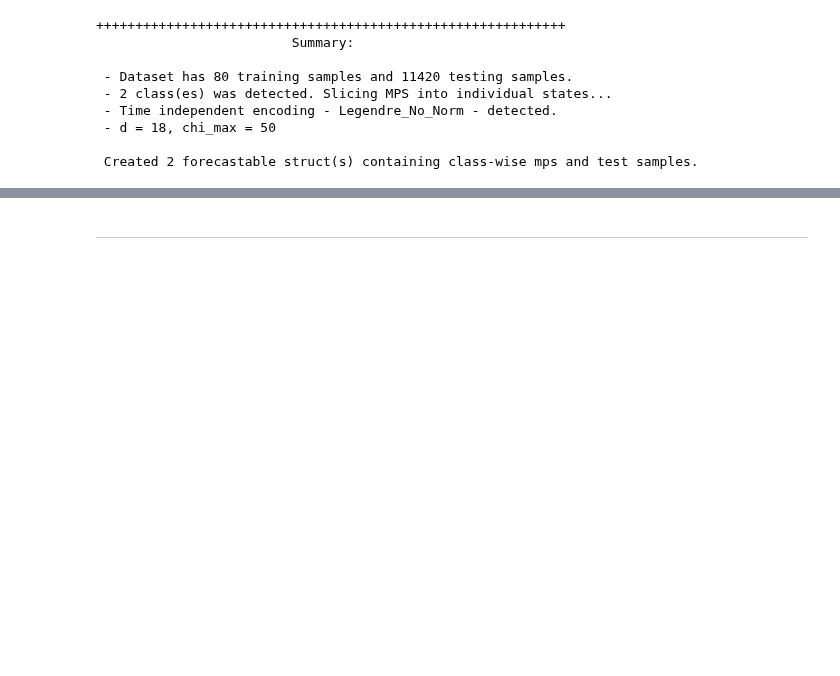
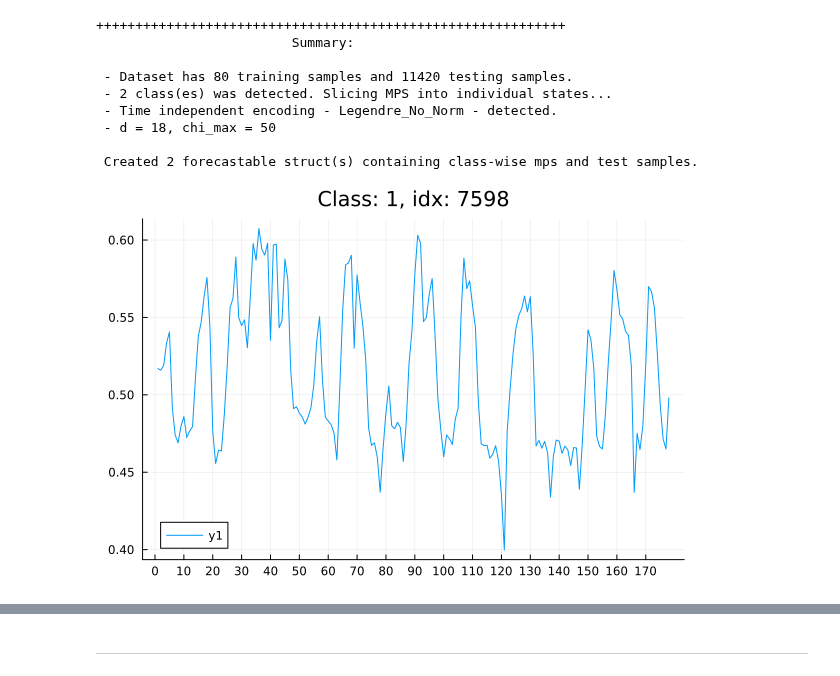
Before and after one commit to jmoo2880/QuantumInspiredML, a Jupyter notebook: Data/epilepsy/epilepsy_interp.ipynb, the cells around one changed output, grey strips where cells are left out. Saved outputs shown, nothing was run; the diff lists cells and outputs as text; code cells hidden in the pictures; blank space fills up the shorter version.

```diff
--- a/Data/epilepsy/epilepsy_interp.ipynb
+++ b/Data/epilepsy/epilepsy_interp.ipynb
@@ -41,5 +41,12 @@ xvals=collect(range(mode_range...; step=1E-4))
 mode_index=Index(opts_ns.d)
 xvals_enc= [get_state(x, opts_ns) for x in xvals]
 xvals_enc_it=[ITensor(s, mode_index) for s in xvals_enc];
+# %%
+c0_idxs = findall(x -> x .== 0, y_test)
+c1_idxs = findall(x -> x .== 1, y_test)
+idx = rand(c1_idxs)
+plot(X_test[idx, :], title="Class: $((y_test[idx])), idx: $idx", xticks=(0:10:178))
+# %% [output]
+[figure, added]
 # %%
 max_jump=nothing
```
Also changed, not shown: parts of 6 cells of this notebook, 9 other files.
